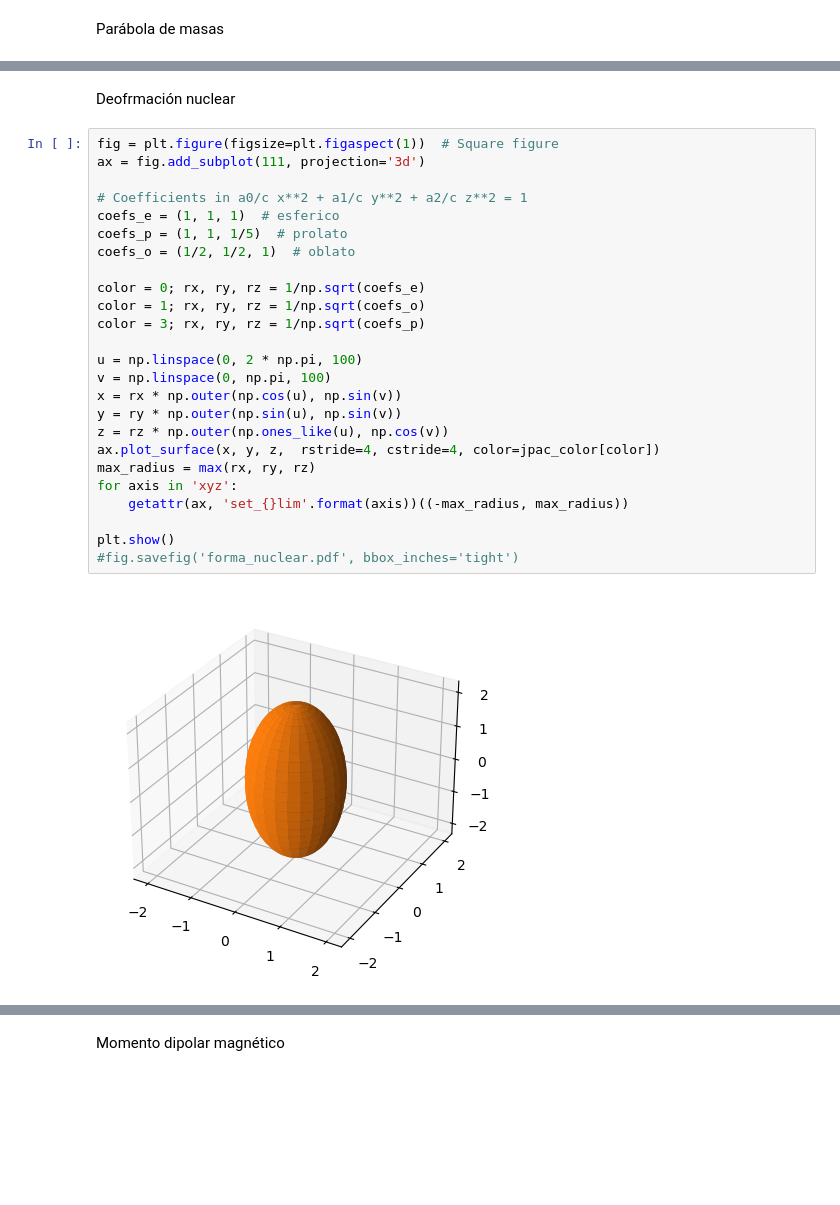
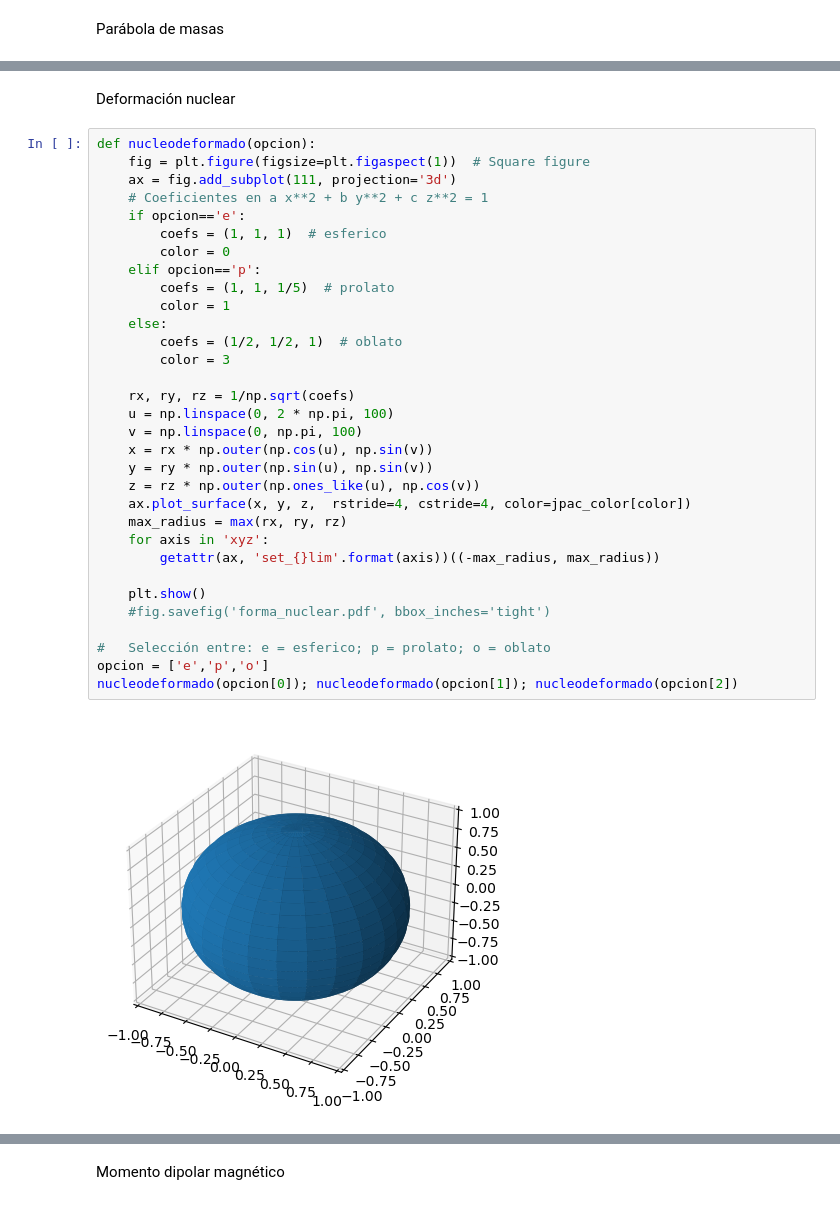
Before and after one commit to cefera/FNyP, a Jupyter notebook: Notebooks/Tema1.ipynb, the cells around one changed output, grey strips where cells are left out. Drawn from its saved outputs; the diff is of its cells as text; blank space fills up the shorter version.

```diff
--- a/Notebooks/Tema1.ipynb
+++ b/Notebooks/Tema1.ipynb
@@ -611,29 +614,36 @@ plt.show()
 # %% [markdown]
-Deofrmación nuclear
+Deformación nuclear
 # %%
-fig = plt.figure(figsize=plt.figaspect(1))  # Square figure
-ax = fig.add_subplot(111, projection='3d')
+def nucleodeformado(opcion):
+    fig = plt.figure(figsize=plt.figaspect(1))  # Square figure
+    ax = fig.add_subplot(111, projection='3d')
+    # Coeficientes en a x**2 + b y**2 + c z**2 = 1
+    if opcion=='e':
+        coefs = (1, 1, 1)  # esferico
+        color = 0
+    elif opcion=='p':
+        coefs = (1, 1, 1/5)  # prolato
+        color = 1
+    else:
+        coefs = (1/2, 1/2, 1)  # oblato
+        color = 3
 
-# Coefficients in a0/c x**2 + a1/c y**2 + a2/c z**2 = 1
-coefs_e = (1, 1, 1)  # esferico
-coefs_p = (1, 1, 1/5)  # prolato
-coefs_o = (1/2, 1/2, 1)  # oblato
+    rx, ry, rz = 1/np.sqrt(coefs)
+    u = np.linspace(0, 2 * np.pi, 100)
+    v = np.linspace(0, np.pi, 100)
+    x = rx * np.outer(np.cos(u), np.sin(v))
+    y = ry * np.outer(np.sin(u), np.sin(v))
+    z = rz * np.outer(np.ones_like(u), np.cos(v))
+    ax.plot_surface(x, y, z,  rstride=4, cstride=4, color=jpac_color[color])
+    max_radius = max(rx, ry, rz)
+    for axis in 'xyz':
+        getattr(ax, 'set_{}lim'.format(axis))((-max_radius, max_radius))
 
-color = 0; rx, ry, rz = 1/np.sqrt(coefs_e)
-color = 1; rx, ry, rz = 1/np.sqrt(coefs_o)
-color = 3; rx, ry, rz = 1/np.sqrt(coefs_p)
+    plt.show()
+    #fig.savefig('forma_nuclear.pdf', bbox_inches='tight')
 
-u = np.linspace(0, 2 * np.pi, 100)
-v = np.linspace(0, np.pi, 100)
-x = rx * np.outer(np.cos(u), np.sin(v))
-y = ry * np.outer(np.sin(u), np.sin(v))
-z = rz * np.outer(np.ones_like(u), np.cos(v))
-ax.plot_surface(x, y, z,  rstride=4, cstride=4, color=jpac_color[color])
-max_radius = max(rx, ry, rz)
-for axis in 'xyz':
-    getattr(ax, 'set_{}lim'.format(axis))((-max_radius, max_radius))
-
-plt.show()
-#fig.savefig('forma_nuclear.pdf', bbox_inches='tight')
+#   Selección entre: e = esferico; p = prolato; o = oblato
+opcion = ['e','p','o']
+nucleodeformado(opcion[0]); nucleodeformado(opcion[1]); nucleodeformado(opcion[2])
 # %% [output]
-[figure, old version]
+[figure, new version]
```
Also changed, not shown: parts of 11 cells of this notebook.
